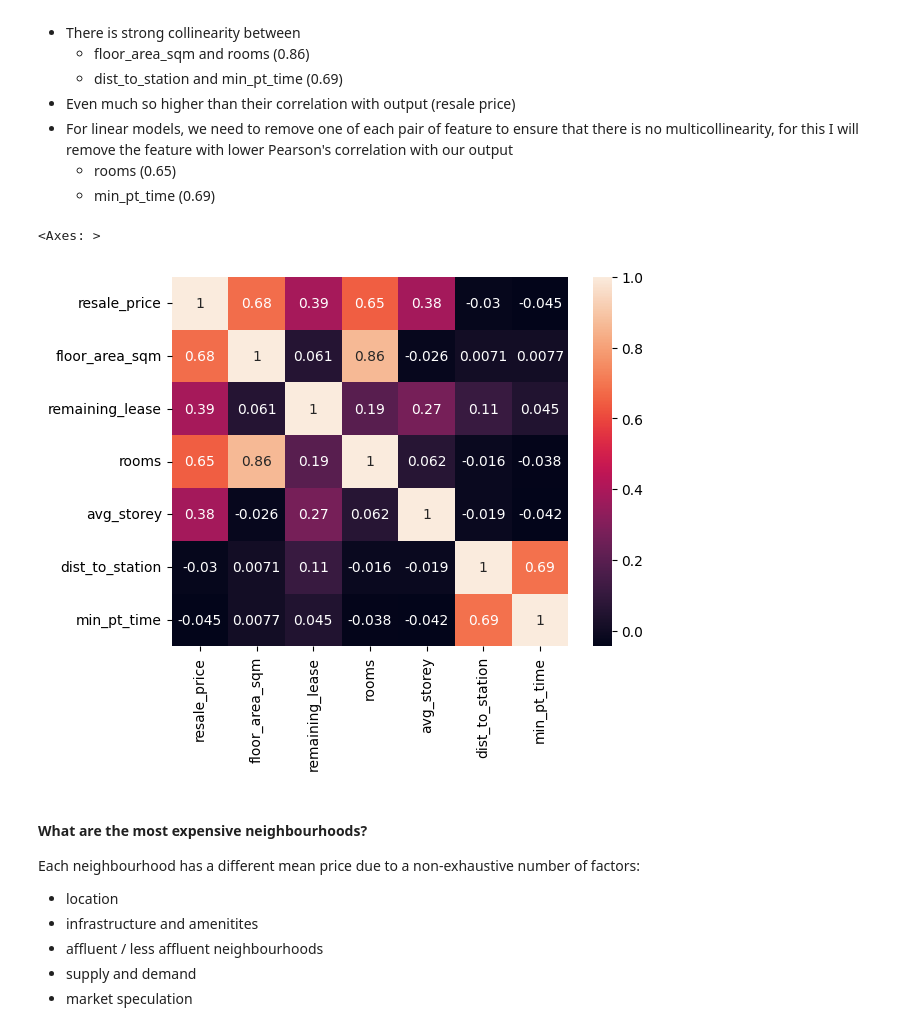
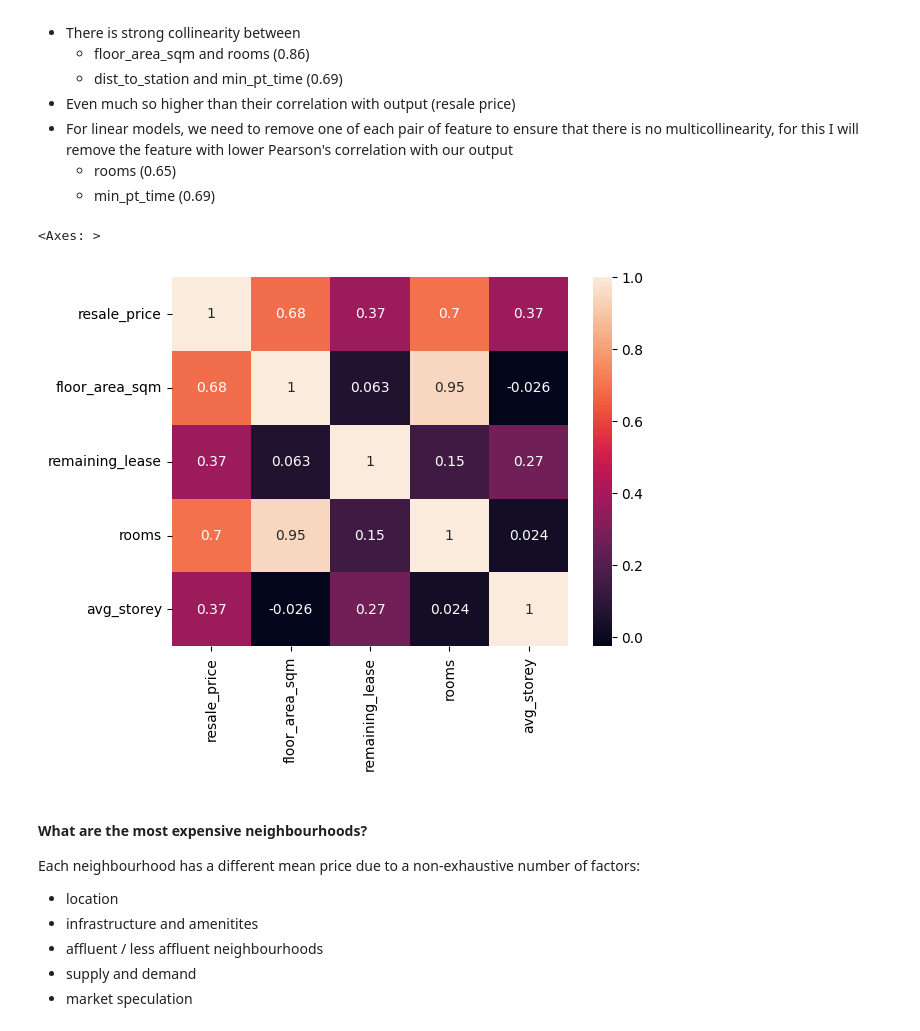
Before and after one commit to sienlonglim/ml_webapp, a Jupyter notebook: model_building.ipynb, the cells around one changed output. Cells and saved outputs as stored; diff of their text form; code cells hidden in the pictures.

```diff
--- a/model_building.ipynb
+++ b/model_building.ipynb
@@ -14,7 +14,8 @@ import joblib
 # %% [markdown]
 # Exploratory Data Analysis and Model Building
 # %%
-df = pd.read_csv('static/2023_APR.csv', index_col=0)
-df.head()
+df = pd.read_csv('static/2023_01_to_04.csv', index_col=0)
+display(df.head())
+print(df.shape)
 # %% [output]
 |  | resale_price | year | month | timeseries_month | region | town | rooms | avg_storey | ... |
@@ -95,11 +78,11 @@ dtype: int64
     * rooms (0.65)
     * min_pt_time (0.69)
 # %%
-numerical_columns = df[['resale_price', 'floor_area_sqm', 'remaining_lease', 'rooms', 'avg_storey', 'dist_to_station', 'min_pt_time']]
+numerical_columns = df[['resale_price', 'floor_area_sqm', 'remaining_lease', 'rooms', 'avg_storey']] #, 'dist_to_station', 'min_pt_time']]
 sns.heatmap(numerical_columns.corr(), annot=True)
 # %% [output]
 <Axes: >
-[figure, old version]
+[figure, new version]
 # %% [markdown]
 #### What are the most expensive neighbourhoods?
 
```
Also changed, not shown: parts of 22 cells of this notebook, 4 other files.
